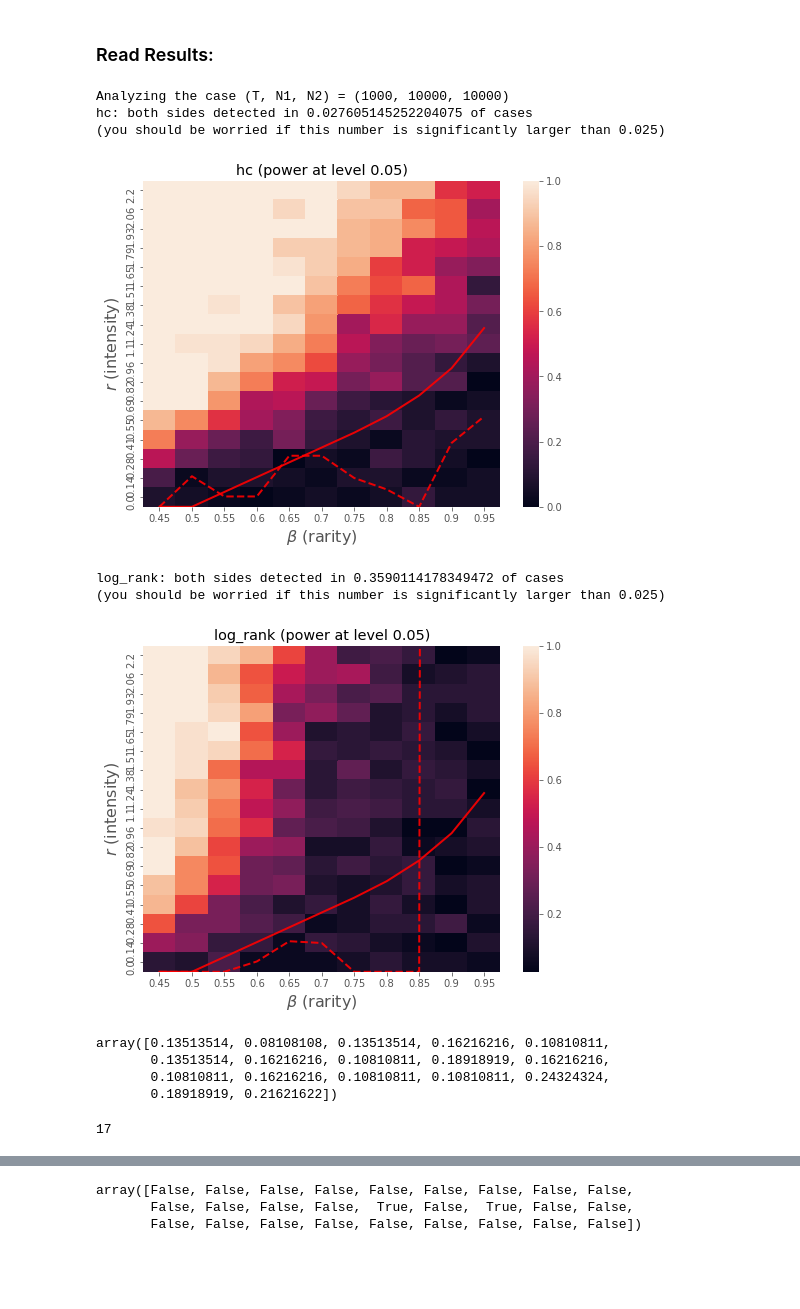
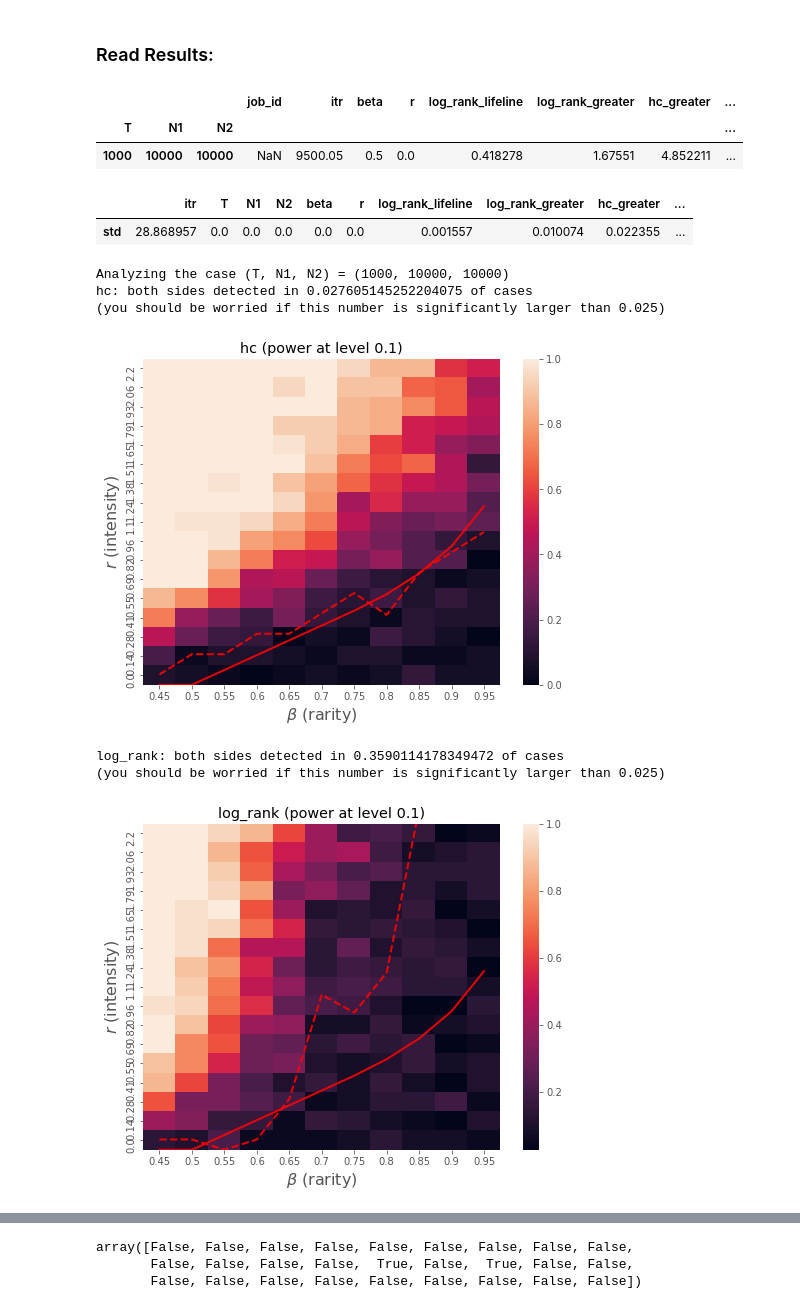
Before and after one commit to alonkipnis/HCHG, a Jupyter notebook: illustrate_phase_diagram.ipynb, the cells around one changed output, grey strips where cells are left out. Drawn from its saved outputs; the diff is of its cells as text; code cells hidden in the pictures; blank space fills up the shorter version.

```diff
--- a/illustrate_phase_diagram.ipynb
+++ b/illustrate_phase_diagram.ipynb
@@ -91,3 +91,17 @@ def compute_power(df, tcrit):
                                                 np.array(nMonte), level, alt='greater')
             mat[i,j] = empirical_power
     return mat
+# %%
+level = .05
+global_params = ['T', 'N1', 'N2']
+tcrit = df0.groupby(global_params).agg(lambda x : quantile(x, 1-level))
+tcrit
+# %% [output]
+|  |  |  | job_id | itr | beta | r | log_rank_lifeline | log_rank_greater | hc_greater | ... |
+| T | N1 | N2 |  |  |  |  |  |  |  | ... |
+| 1000 | 10000 | 10000 | NaN | 9500.05 | 0.5 | 0.0 | 0.418278 | 1.67551 | 4.852211 | ... |
+# %%
+df0.agg(['std']) / np.sqrt(len(df0))
+# %% [output]
+|  | itr | T | N1 | N2 | beta | r | log_rank_lifeline | log_rank_greater | hc_greater | ... |
+| std | 28.868957 | 0.0 | 0.0 | 0.0 | 0.0 | 0.0 | 0.001557 | 0.010074 | 0.022355 | ... |
@@ -109,10 +125,10 @@ tests = ['hc', 'log_rank'] #, 'min_p', 'berk_jones', 'wilcoxon', 'fisher']
 tests_vars = [c for c in df0.columns if c not in params and 'Unnamed' not in c]
 
 global_params = ['T', 'N1', 'N2']
-level = 0.05
+level = 0.1
 tcrit = df0.groupby(global_params).agg(lambda x : quantile(x, 1-level))
 
-level_bin = 0.2
+level_bin = 0.05
 
 good_side = 'greater'
 bad_side = 'less'
@@ -163,43 +179,32 @@ for c in df1.groupby(global_params):
                 rcrit[i] = 100
             elif np.sum(substentiality_indicator_r) == 0:
                 rcrit[i] = 100
             else:
                 rc = sigmoid_intercept(rr, substentiality_indicator_r)
                 rcrit[i] = np.minimum(np.maximum(rc, 0), 2.3)
 
 
         plt.figure()
 
         g = seaborn.heatmap(mat[:,::-1].T)
         plt.title(f"{tsn} (power at level {level})")
         g.set_xticklabels(bb)
         g.set_xlabel(r'$\beta$ (rarity)', fontsize=16)
         g.set_ylabel(r'$r$ (intensity)', fontsize=16)
         g.set_yticklabels(np.round(rr[::-1],2))
 
         g.plot(np.arange(len(bb))+.5, r2grid(rcrit), '--r', linewidth=2, alpha = .9)
         #g.plot(b2grid(bcrit[::-1])+ .5, np.arange(len(rr)), '--b', linewidth=2, alpha = .9)
         g.plot(np.arange(len(bb))+.5, r2grid(2*rhos(bb)), 'r', linewidth=2, alpha=.9)
 
         fn = out_filename + tsn + ".png"
         plt.savefig(fn)
         plt.show()
 # %% [output]
 Analyzing the case (T, N1, N2) = (1000, 10000, 10000)
 hc: both sides detected in 0.027605145252204075 of cases
 (you should be worried if this number is significantly larger than 0.025)
-[figure, old version]
+[figure, new version]
 log_rank: both sides detected in 0.3590114178349472 of cases
 (you should be worried if this number is significantly larger than 0.025)
-[figure, old version]
+[figure, new version]
-# %%
-mat[-4,:]
-# %% [output]
-array([0.13513514, 0.08108108, 0.13513514, 0.16216216, 0.10810811,
-       0.13513514, 0.16216216, 0.10810811, 0.18918919, 0.16216216,
-       0.10810811, 0.16216216, 0.10810811, 0.10810811, 0.24324324,
-       0.18918919, 0.21621622])
-# %%
-len(rr)
-# %% [output]
-17
```
Also changed, not shown: parts of 16 cells of this notebook, 4 other files.
